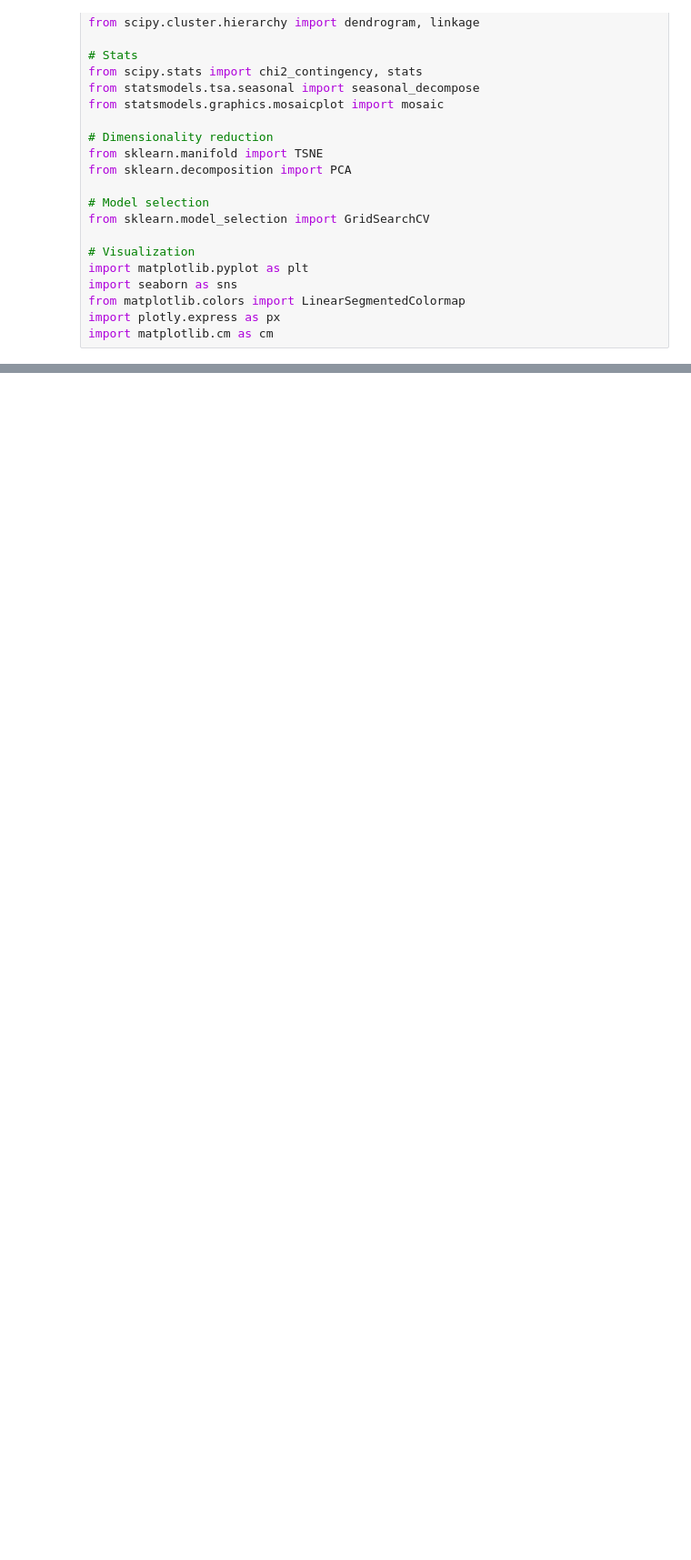
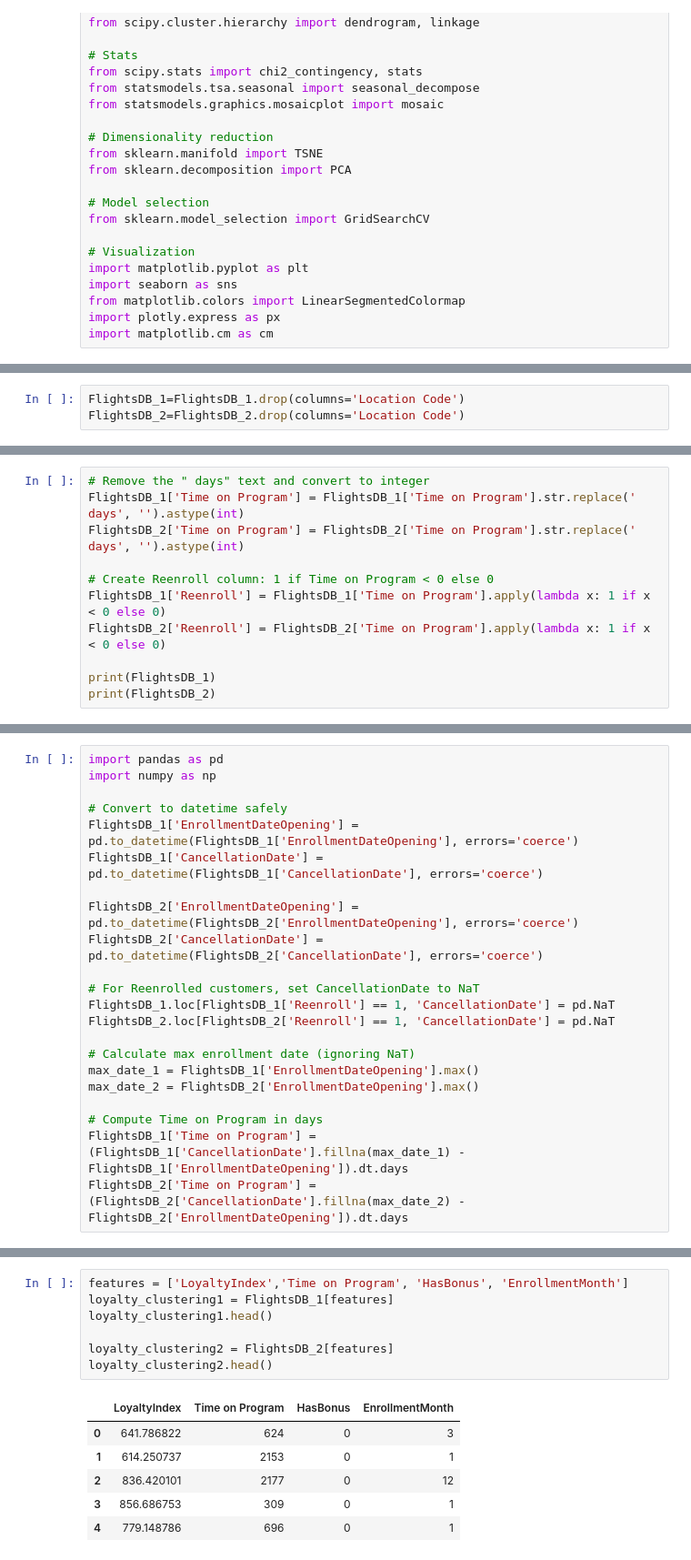
Before and after one commit to calcoafrancisca/Group-39---DM---Part2, a Jupyter notebook: duplicated_clustering.ipynb, the cells around one changed output, grey strips where cells are left out. Shown at 91% size. Drawn from its saved outputs; the diff is of its cells as text; blank space fills up the shorter version.

```diff
--- a/duplicated_clustering.ipynb
+++ b/duplicated_clustering.ipynb
@@ -78,0 +98,3 @@ KeyError: "['PointsRedeemedRatio', 'FlightsWithCompanionsRatio', 'AvgDistancePer
+# %%
+FlightsDB_1=FlightsDB_1.drop(columns='Location Code')
+FlightsDB_2=FlightsDB_2.drop(columns='Location Code')
@@ -78,0 +110,11 @@ KeyError: "['PointsRedeemedRatio', 'FlightsWithCompanionsRatio', 'AvgDistancePer
+# %%
+# Remove the " days" text and convert to integer
+FlightsDB_1['Time on Program'] = FlightsDB_1['Time on Program'].str.replace(' days', '').astype(int)
+FlightsDB_2['Time on Program'] = FlightsDB_2['Time on Program'].str.replace(' days', '').astype(int)
+
+# Create Reenroll column: 1 if Time on Program < 0 else 0
+FlightsDB_1['Reenroll'] = FlightsDB_1['Time on Program'].apply(lambda x: 1 if x < 0 else 0)
+FlightsDB_2['Reenroll'] = FlightsDB_2['Time on Program'].apply(lambda x: 1 if x < 0 else 0)
+
+print(FlightsDB_1)
+print(FlightsDB_2)
@@ -78,0 +139,22 @@ KeyError: "['PointsRedeemedRatio', 'FlightsWithCompanionsRatio', 'AvgDistancePer
+# %%
+import pandas as pd
+import numpy as np
+
+# Convert to datetime safely
+FlightsDB_1['EnrollmentDateOpening'] = pd.to_datetime(FlightsDB_1['EnrollmentDateOpening'], errors='coerce')
+FlightsDB_1['CancellationDate'] = pd.to_datetime(FlightsDB_1['CancellationDate'], errors='coerce')
+
+FlightsDB_2['EnrollmentDateOpening'] = pd.to_datetime(FlightsDB_2['EnrollmentDateOpening'], errors='coerce')
+FlightsDB_2['CancellationDate'] = pd.to_datetime(FlightsDB_2['CancellationDate'], errors='coerce')
+
+# For Reenrolled customers, set CancellationDate to NaT
+FlightsDB_1.loc[FlightsDB_1['Reenroll'] == 1, 'CancellationDate'] = pd.NaT
+FlightsDB_2.loc[FlightsDB_2['Reenroll'] == 1, 'CancellationDate'] = pd.NaT
+
+# Calculate max enrollment date (ignoring NaT)
+max_date_1 = FlightsDB_1['EnrollmentDateOpening'].max()
+max_date_2 = FlightsDB_2['EnrollmentDateOpening'].max()
+
+# Compute Time on Program in days
+FlightsDB_1['Time on Program'] = (FlightsDB_1['CancellationDate'].fillna(max_date_1) - FlightsDB_1['EnrollmentDateOpening']).dt.days
+FlightsDB_2['Time on Program'] = (FlightsDB_2['CancellationDate'].fillna(max_date_2) - FlightsDB_2['EnrollmentDateOpening']).dt.days
@@ -78,0 +163,14 @@ KeyError: "['PointsRedeemedRatio', 'FlightsWithCompanionsRatio', 'AvgDistancePer
+# %%
+features = ['LoyaltyIndex','Time on Program', 'HasBonus', 'EnrollmentMonth']
+loyalty_clustering1 = FlightsDB_1[features]
+loyalty_clustering1.head()
+
+loyalty_clustering2 = FlightsDB_2[features]
+loyalty_clustering2.head()
+# %% [output]
+|  | LoyaltyIndex | Time on Program | HasBonus | EnrollmentMonth |
+| 0 | 641.786822 | 624 | 0 | 3 |
+| 1 | 614.250737 | 2153 | 0 | 1 |
+| 2 | 836.420101 | 2177 | 0 | 12 |
+| 3 | 856.686753 | 309 | 0 | 1 |
+| 4 | 779.148786 | 696 | 0 | 1 |
```
Also changed, not shown: parts of 14 cells of this notebook.
